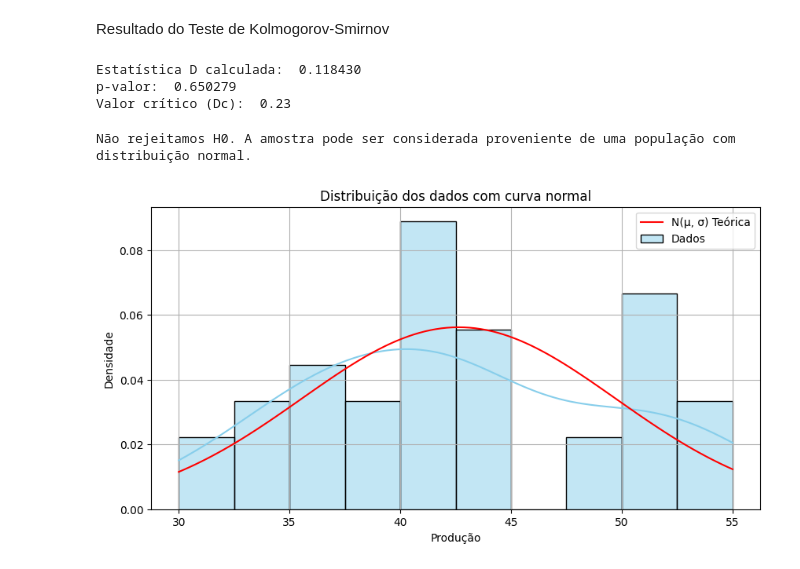
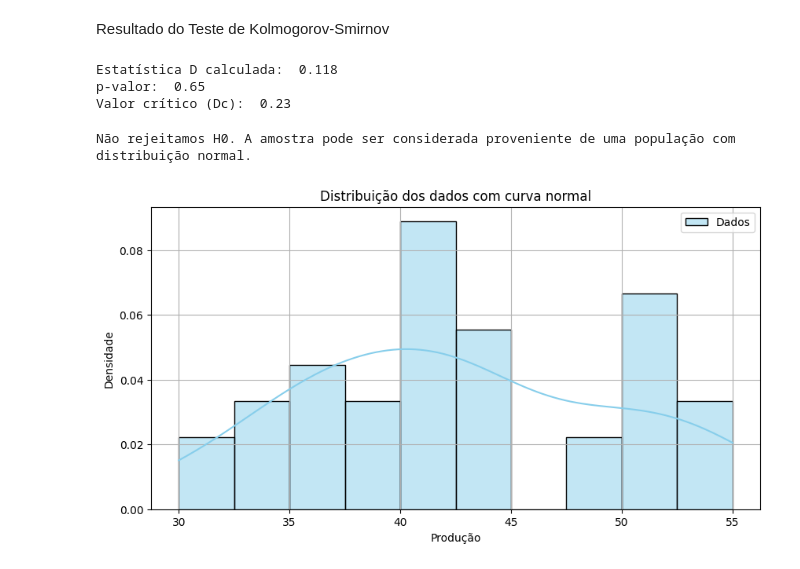
Before and after one commit to carlimmsantos/INFERENCIA_ESTATISTICA, a Jupyter notebook: Teste de Normalidade/Teste_Kolmogorov.ipynb, the cells around one changed output. Saved outputs shown, nothing was run; the diff lists cells and outputs as text; code cells hidden in the pictures.

```diff
--- a/Teste de Normalidade/Teste_Kolmogorov.ipynb
+++ b/Teste de Normalidade/Teste_Kolmogorov.ipynb
@@ -65,12 +75,12 @@ D_calculado, p_valor = stats.kstest(dados, 'norm', args=(media, desvio))
 # %% [markdown]
 Resultado do Teste de Kolmogorov-Smirnov
 # %%
-print("Estatística D calculada: ", f"{D_calculado:.6f}")
-print("p-valor: ", f"{p_valor:.6f}")
+print("Estatística D calculada: ", f"{D_calculado:.3f}")
+print("p-valor: ", f"{p_valor:.2f}")
 print("Valor crítico (Dc): ", f"{Dc:.2f}")
 # %% [output]
-Estatística D calculada:  0.118430
-p-valor:  0.650279
+Estatística D calculada:  0.118
+p-valor:  0.65
 Valor crítico (Dc):  0.23
 # %%
 if D_calculado < Dc:
@@ -82,16 +92,12 @@ Não rejeitamos H0. A amostra pode ser considerada proveniente de uma populaçã
 # %%
 plt.figure(figsize=(10, 5))
 sns.histplot(dados, kde=True, stat="density", bins=10, color="skyblue", label="Dados")
-
-x = np.linspace(min(dados), max(dados), 100)
-y = stats.norm.pdf(x, media, desvio)
-plt.plot(x, y, color='red', label='N(μ, σ) Teórica')
 
 plt.title("Distribuição dos dados com curva normal")
 plt.xlabel("Produção")
 plt.ylabel("Densidade")
 plt.legend()
 plt.grid(True)
 plt.show()
 # %% [output]
-[figure, old version]
+[figure, new version]
```
Also changed, not shown: parts of 2 cells of this notebook, 5 other files.
